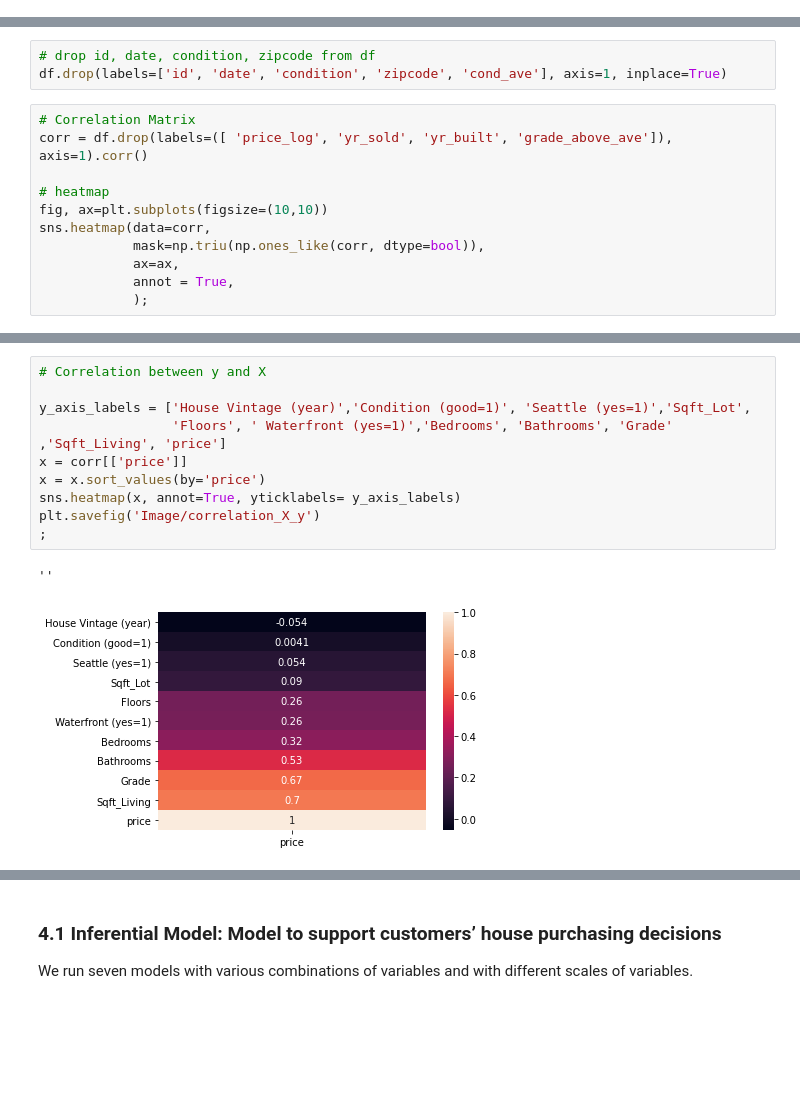
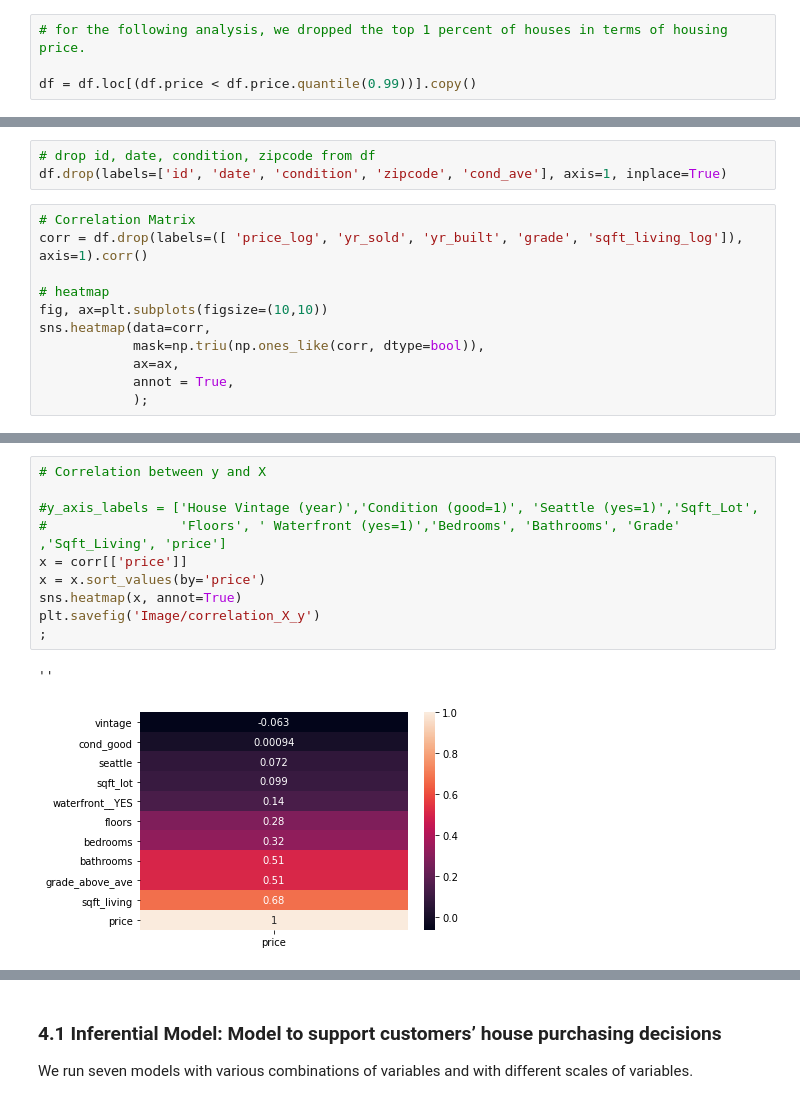
Before and after one commit to sumed-h/Group-3, a Jupyter notebook: Group3_Notebook_Final.ipynb, the cells around one changed output, grey strips where cells are left out. Saved outputs shown, nothing was run; the diff lists cells and outputs as text; blank space fills up the shorter version.

```diff
--- a/Group3_Notebook_Final.ipynb
+++ b/Group3_Notebook_Final.ipynb
@@ -208,6 +208,10 @@ plt.xlabel("Price (Million USD)")
 plt.ylabel('count');
 # %% [output]
 [figure]
+# %%
+# for the following analysis, we dropped the top 1 percent of houses in terms of housing price.
+
+df = df.loc[(df.price < df.price.quantile(0.99))].copy()
 # %%
 # Log transformation
 df['price_log']=np.log(df.price)
@@ -473,7 +477,7 @@ With the above dataset, we build (1) an inferential model with a linear regressi
 df.drop(labels=['id', 'date', 'condition', 'zipcode', 'cond_ave'], axis=1, inplace=True)
 # %%
 # Correlation Matrix
-corr = df.drop(labels=([ 'price_log', 'yr_sold', 'yr_built', 'grade_above_ave']), axis=1).corr()
+corr = df.drop(labels=([ 'price_log', 'yr_sold', 'yr_built', 'grade', 'sqft_living_log']), axis=1).corr()
 
 # heatmap
 fig, ax=plt.subplots(figsize=(10,10))
@@ -487,13 +491,13 @@ sns.heatmap(data=corr,
 # %%
 # Correlation between y and X
 
-y_axis_labels = ['House Vintage (year)','Condition (good=1)', 'Seattle (yes=1)','Sqft_Lot',
-                 'Floors', ' Waterfront (yes=1)','Bedrooms', 'Bathrooms', 'Grade' ,'Sqft_Living', 'price']
+#y_axis_labels = ['House Vintage (year)','Condition (good=1)', 'Seattle (yes=1)','Sqft_Lot',
+#                 'Floors', ' Waterfront (yes=1)','Bedrooms', 'Bathrooms', 'Grade' ,'Sqft_Living', 'price']
 x = corr[['price']]
 x = x.sort_values(by='price')
-sns.heatmap(x, annot=True, yticklabels= y_axis_labels)
+sns.heatmap(x, annot=True)
 plt.savefig('Image/correlation_X_y')
 ;
 # %% [output]
 ''
-[figure, old version]
+[figure, new version]
```
Also changed, not shown: parts of 68 cells of this notebook, 7 other files.
